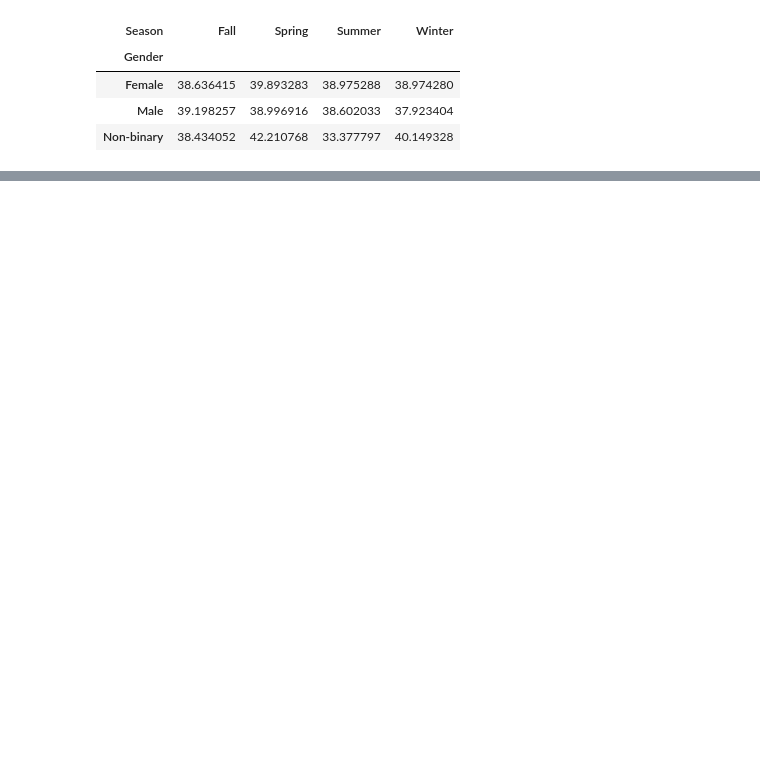
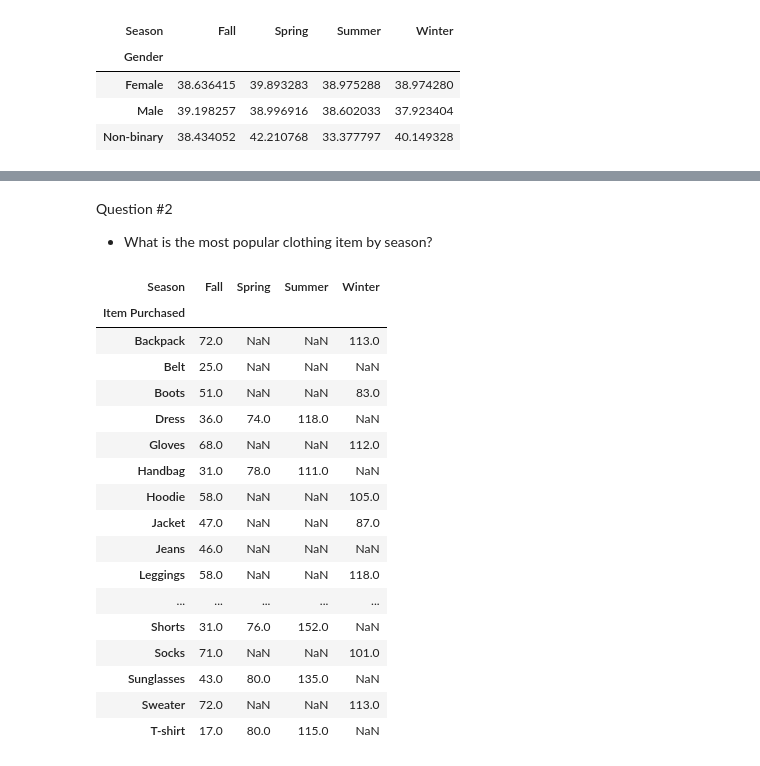
Before and after one commit to AmiJoba22/ShoppingCart_Datapipe, a Jupyter notebook: exploration.ipynb, the cells around one changed output, grey strips where cells are left out. Saved outputs shown, nothing was run; the diff lists cells and outputs as text; code cells hidden in the pictures; blank space fills up the shorter version.

```diff
--- a/exploration.ipynb
+++ b/exploration.ipynb
@@ -49,0 +126,24 @@ shopping_data.pivot_table(values= 'Purchase Amount (USD)', index='Color', column
+# %% [markdown]
+Question #2
+- What is the most popular clothing item by season?
+# %%
+shopping_data.pivot_table(values="Purchase Amount (USD)", columns="Season", index="Item Purchased", aggfunc='count')
+# %% [output]
+| Season | Fall | Spring | Summer | Winter |
+| Item Purchased |  |  |  |  |
+| Backpack | 72.0 | NaN | NaN | 113.0 |
+| Belt | 25.0 | NaN | NaN | NaN |
+| Boots | 51.0 | NaN | NaN | 83.0 |
+| Dress | 36.0 | 74.0 | 118.0 | NaN |
+| Gloves | 68.0 | NaN | NaN | 112.0 |
+| Handbag | 31.0 | 78.0 | 111.0 | NaN |
+| Hoodie | 58.0 | NaN | NaN | 105.0 |
+| Jacket | 47.0 | NaN | NaN | 87.0 |
+| Jeans | 46.0 | NaN | NaN | NaN |
+| Leggings | 58.0 | NaN | NaN | 118.0 |
+| ... | ... | ... | ... | ... |
+| Shorts | 31.0 | 76.0 | 152.0 | NaN |
+| Socks | 71.0 | NaN | NaN | 101.0 |
+| Sunglasses | 43.0 | 80.0 | 135.0 | NaN |
+| Sweater | 72.0 | NaN | NaN | 113.0 |
+| T-shirt | 17.0 | 80.0 | 115.0 | NaN |
```
Also changed, not shown: parts of 30 cells of this notebook.
